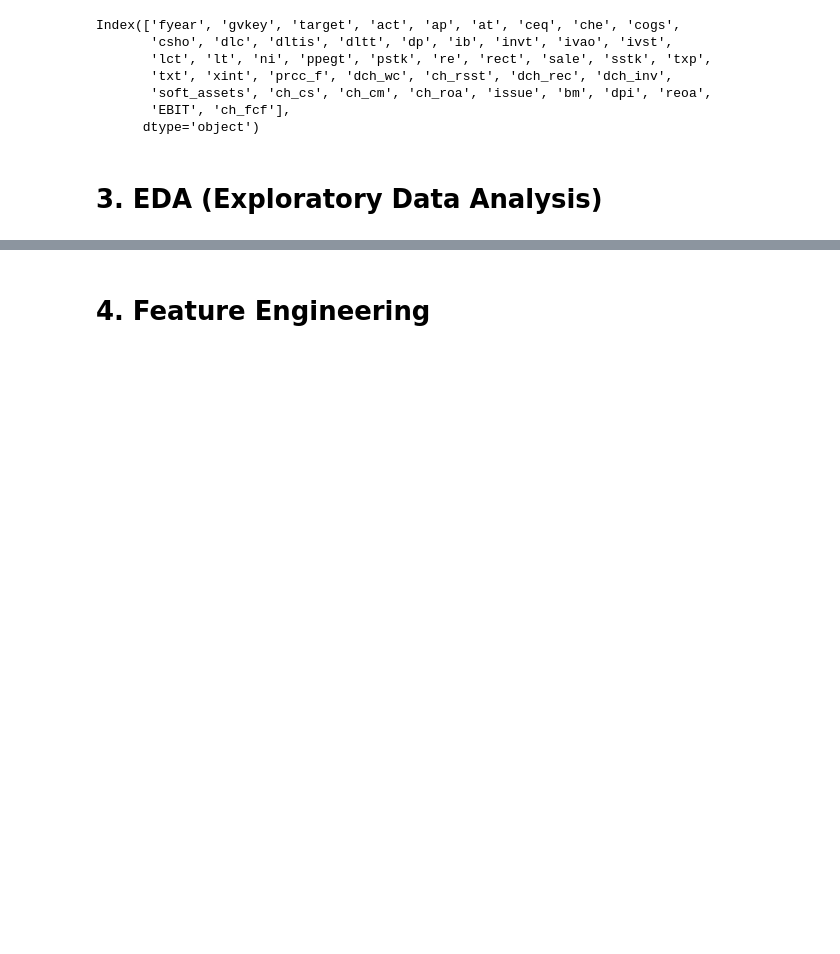
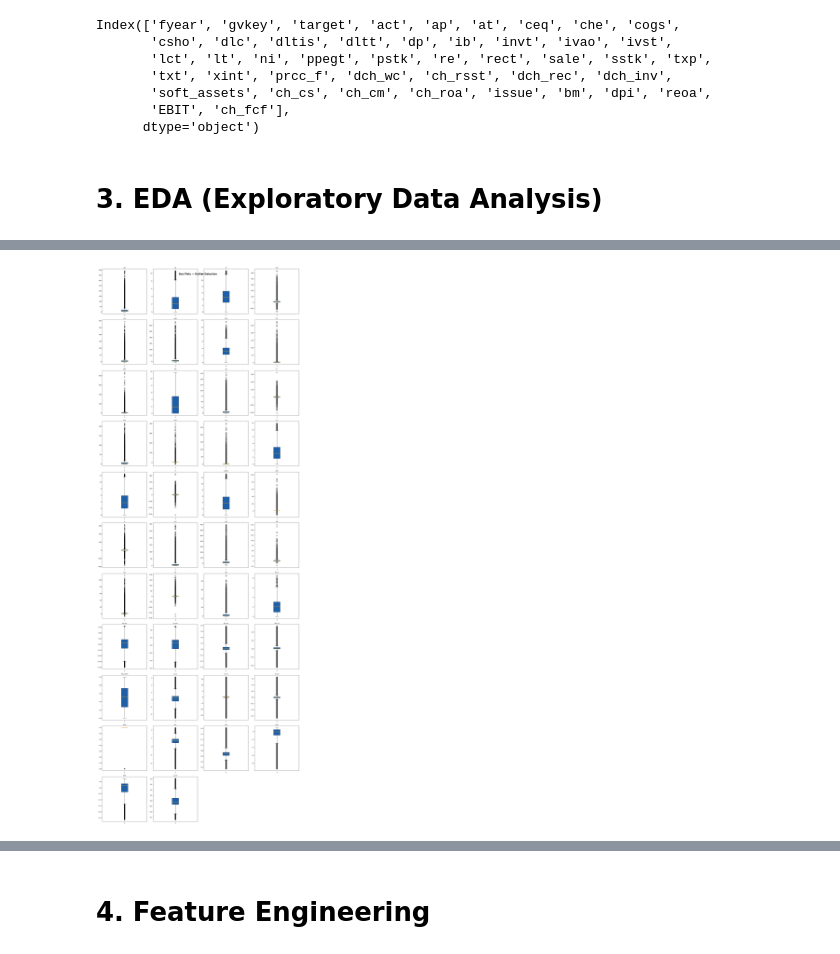
Before and after one commit to mbuh-blaise-khan/accounting-fraud-detection-ml, a Jupyter notebook: notebooks/Untitled.ipynb, the cells around one changed output, grey strips where cells are left out. Drawn from its saved outputs; the diff is of its cells as text; code cells hidden in the pictures; blank space fills up the shorter version.

```diff
--- a/notebooks/Untitled.ipynb
+++ b/notebooks/Untitled.ipynb
@@ -479,0 +656,5 @@ Index(['fyear', 'gvkey', 'target', 'act', 'ap', 'at', 'ceq', 'che', 'cogs',
+# %%
+for col in numeric_cols:
+    print(f'{col} Skewness: {df[col].skew()}')
+# If > 0.5 = right-skewed
+# If < -0.5 = left-skewed
@@ -479,0 +730,4 @@ Index(['fyear', 'gvkey', 'target', 'act', 'ap', 'at', 'ceq', 'che', 'cogs',
+# %%
+#check skewness again
+for col in numeric_cols:
+    print(f'{col} Skewness: {df[col].skew()}')
@@ -479,0 +779,25 @@ Index(['fyear', 'gvkey', 'target', 'act', 'ap', 'at', 'ceq', 'che', 'cogs',
+# %%
+# Box plots for numeric columns (adjusted layout)
+n_cols = 4
+n_rows = (len(numeric_cols) + n_cols - 1) // n_cols
+
+fig, axes = plt.subplots(n_rows, n_cols, figsize=(20, 5 * n_rows))
+axes = axes.flatten()
+
+for i, col in enumerate(numeric_cols):
+    axes[i].boxplot(df[col].dropna(), vert=True, patch_artist=True,
+                    boxprops=dict(facecolor='#1E5FA8', color='#0A1628'),
+                    medianprops=dict(color='#D4A017', linewidth=2))
+    axes[i].set_title(col, fontsize=9)
+    axes[i].set_ylabel('')
+
+# Hide empty subplots
+for j in range(len(numeric_cols), len(axes)):
+    axes[j].set_visible(False)
+
+plt.suptitle('Box Plots — Outlier Detection', fontsize=16, fontweight='bold')
+plt.tight_layout()
+plt.savefig('outlier_boxplots.png', dpi=150, bbox_inches='tight')
+plt.show()
+# %% [output]
+[figure, added]
```
Also changed, not shown: parts of 38 cells of this notebook, 6 other files.
